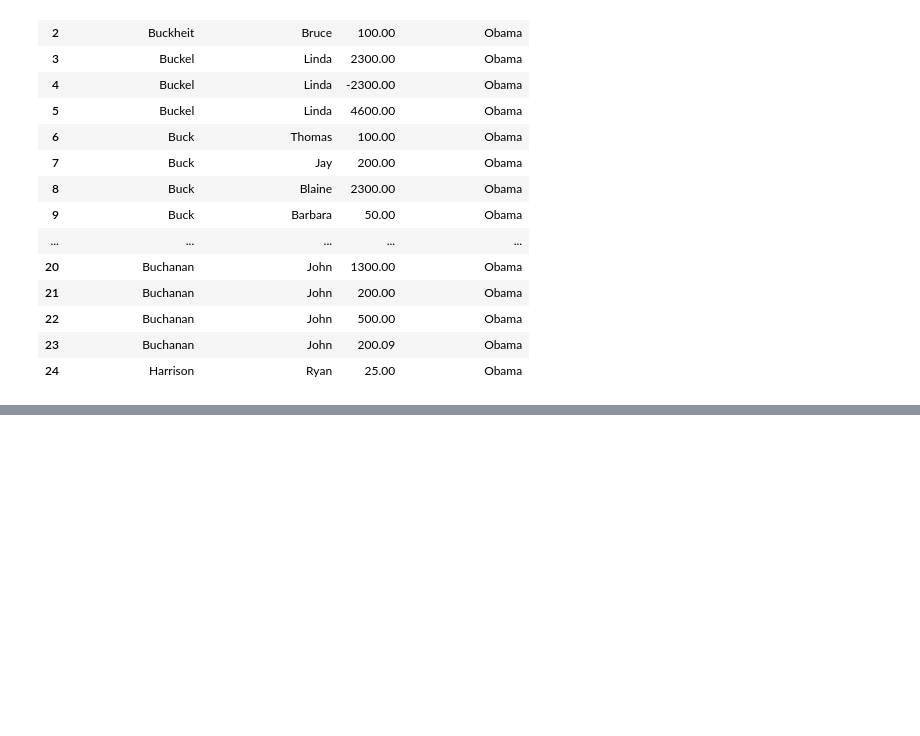
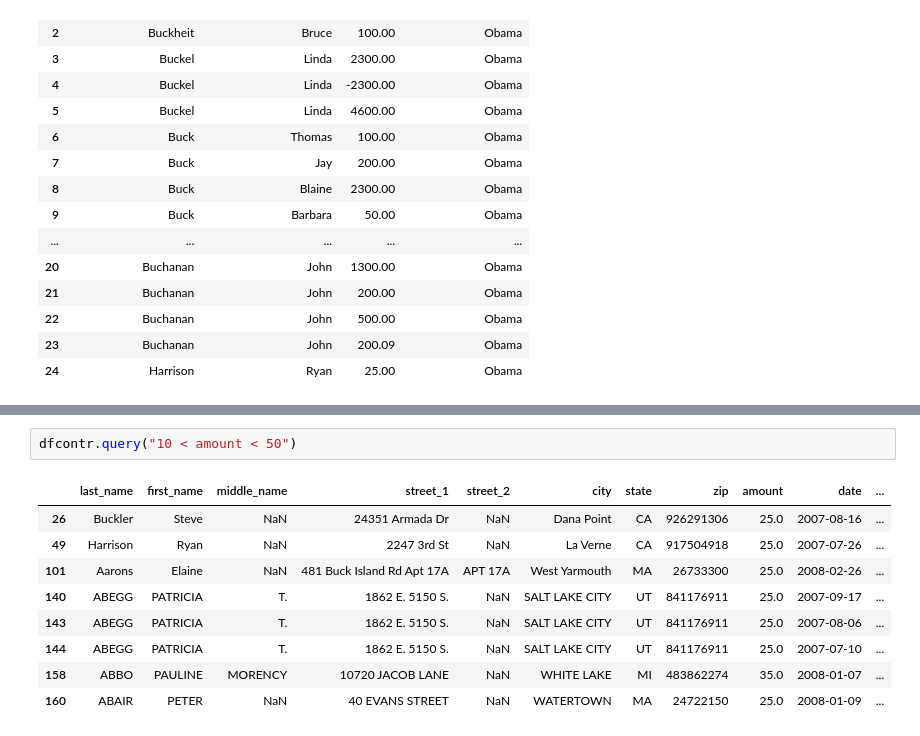
Before and after one commit to Hulalazz/cs207-F17, a Jupyter notebook: lectures/L19/L19-test.ipynb, the cells around one changed output, grey strips where cells are left out. Saved outputs shown, nothing was run; the diff lists cells and outputs as text; blank space fills up the shorter version.

```diff
--- a/lectures/L19/L19-test.ipynb
+++ b/lectures/L19/L19-test.ipynb
@@ -548,0 +620,12 @@ viz_tables(["contributors.last_name", "contributors.first_name", "amount", "cand
+# %%
+dfcontr.query("10 < amount < 50")
+# %% [output]
+|  | last_name | first_name | middle_name | street_1 | street_2 | city | state | zip | amount | date | ... |
+| 26 | Buckler | Steve | NaN | 24351 Armada Dr | NaN | Dana Point | CA | 926291306 | 25.0 | 2007-08-16 | ... |
+| 49 | Harrison | Ryan | NaN | 2247 3rd St | NaN | La Verne | CA | 917504918 | 25.0 | 2007-07-26 | ... |
+| 101 | Aarons | Elaine | NaN | 481 Buck Island Rd Apt 17A | APT 17A | West Yarmouth | MA | 26733300 | 25.0 | 2008-02-26 | ... |
+| 140 | ABEGG | PATRICIA | T. | 1862 E. 5150 S. | NaN | SALT LAKE CITY | UT | 841176911 | 25.0 | 2007-09-17 | ... |
+| 143 | ABEGG | PATRICIA | T. | 1862 E. 5150 S. | NaN | SALT LAKE CITY | UT | 841176911 | 25.0 | 2007-08-06 | ... |
+| 144 | ABEGG | PATRICIA | T. | 1862 E. 5150 S. | NaN | SALT LAKE CITY | UT | 841176911 | 25.0 | 2007-07-10 | ... |
+| 158 | ABBO | PAULINE | MORENCY | 10720 JACOB LANE | NaN | WHITE LAKE | MI | 483862274 | 35.0 | 2008-01-07 | ... |
+| 160 | ABAIR | PETER | NaN | 40 EVANS STREET | NaN | WATERTOWN | MA | 24722150 | 25.0 | 2008-01-09 | ... |
```
Also changed, not shown: parts of 5 cells of this notebook, 1 other file.
